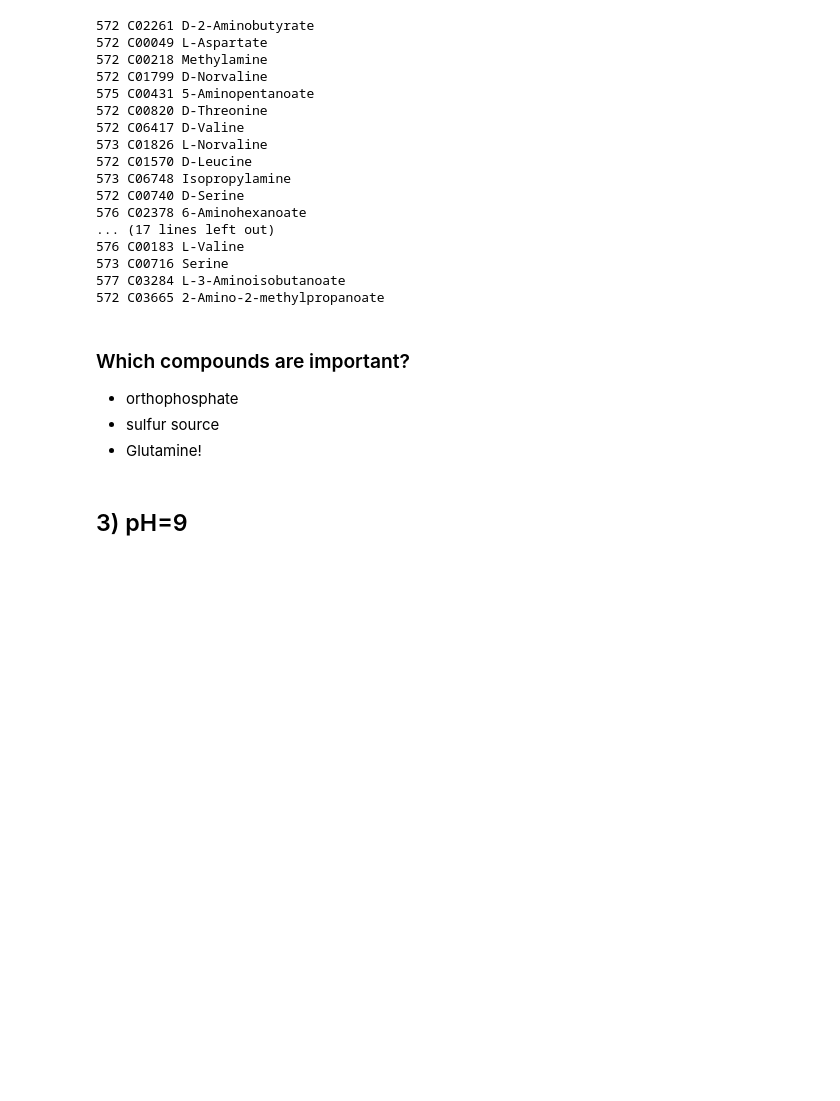
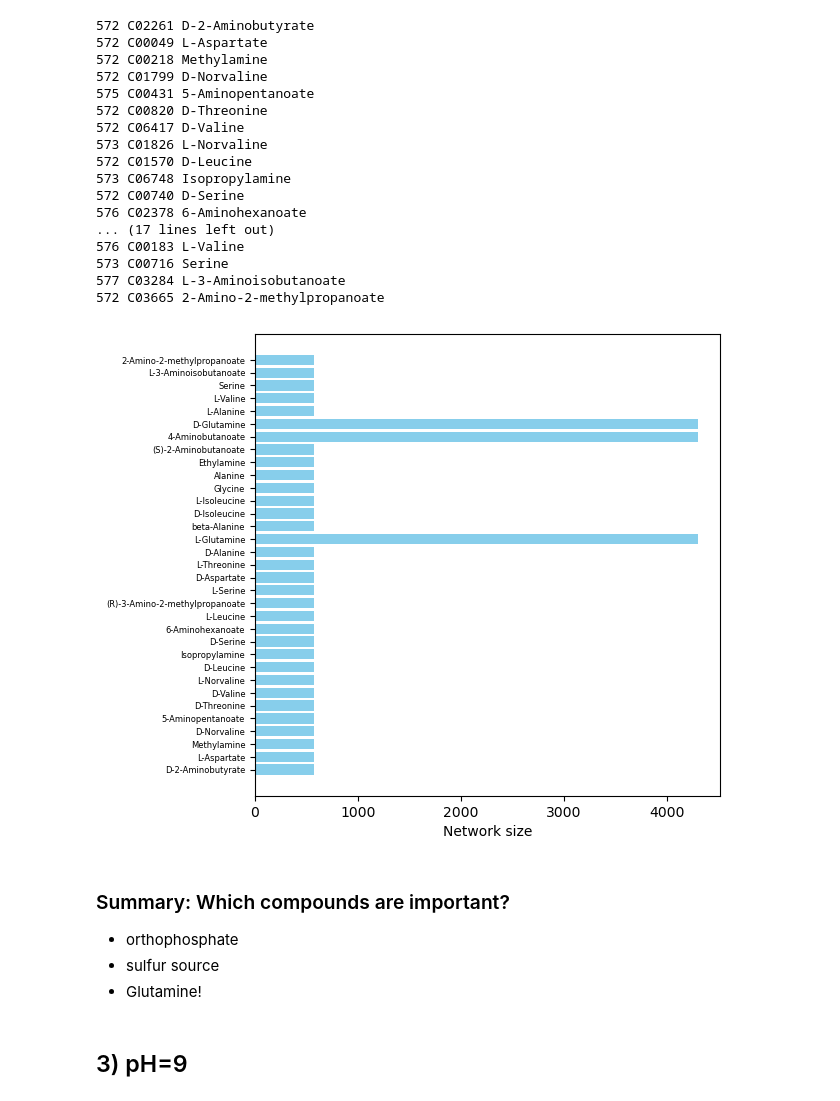
Before and after one commit to tseamuscorlett/enzyme-gated-network-expansion, a Jupyter notebook: enceladus_ne.ipynb, the cells around one changed output. Saved outputs shown, nothing was run; the diff lists cells and outputs as text; code cells hidden in the pictures; blank space fills up the shorter version.

```diff
--- a/enceladus_ne.ipynb
+++ b/enceladus_ne.ipynb
@@ -895,8 +945,24 @@ for c, ns in plusOne2ns_AA.items():
 573 C00716 Serine
 577 C03284 L-3-Aminoisobutanoate
 572 C03665 2-Amino-2-methylpropanoate
+# %%
+plt.figure(figsize=(6, 6))
+
+d = plusOne2ns_AA
+
+keys, values = [cpd2name[key] for key in d.keys()], list(d.values())
+
+plt.barh(keys, values, color='skyblue')
+# for index, value in enumerate(values):
+#     plt.text(value + 0.5, index, str(value), va='center', ha='left', color='black', fontsize=8)
+plt.yticks(fontsize=6)
+
+plt.xlabel('Network size')
+plt.show()
+# %% [output]
+[figure, added]
 # %% [markdown]
-### Which compounds are important?
+### Summary: Which compounds are important?
 - orthophosphate
 - sulfur source
 - Glutamine!
```
Also changed, not shown: parts of 5 cells of this notebook.
